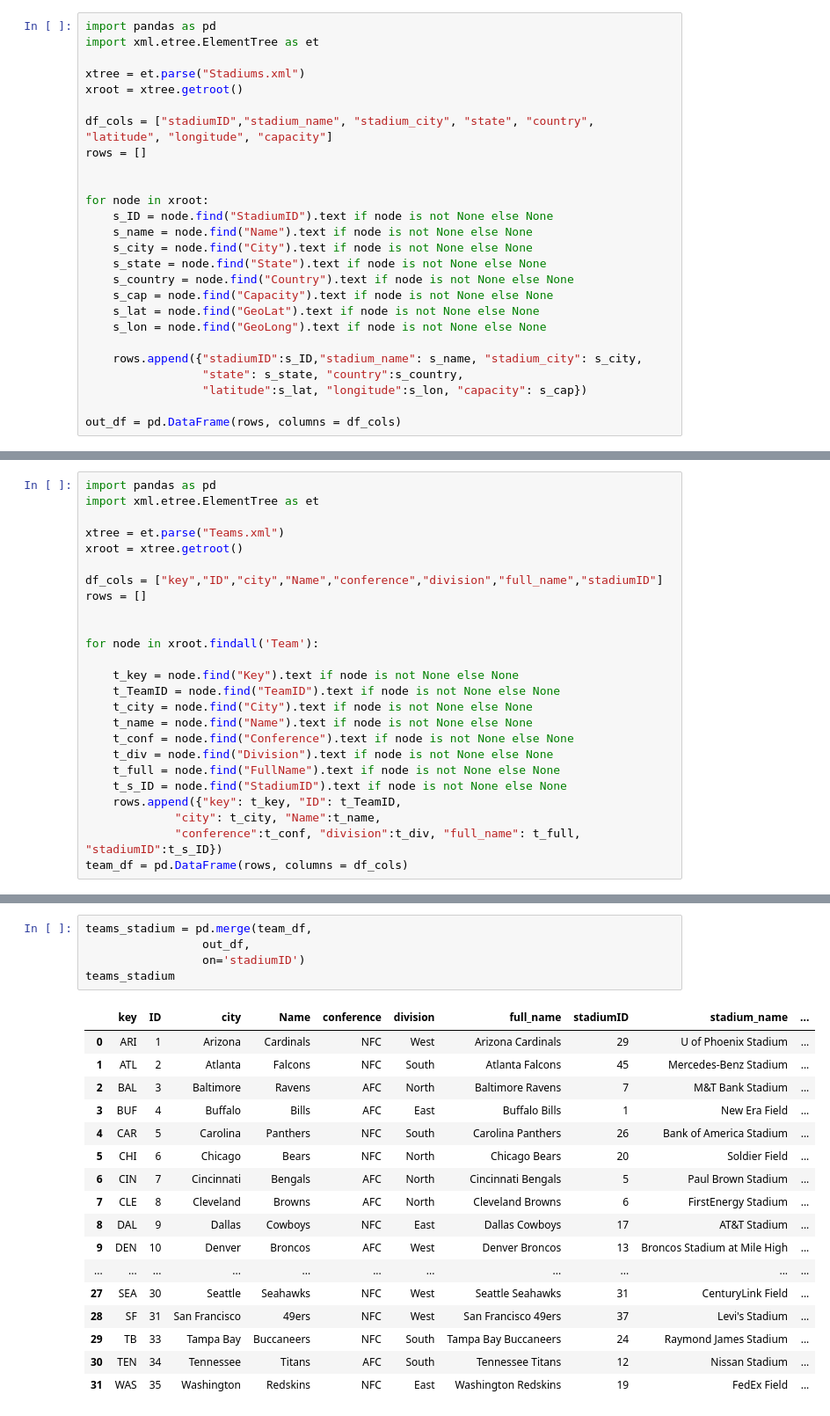
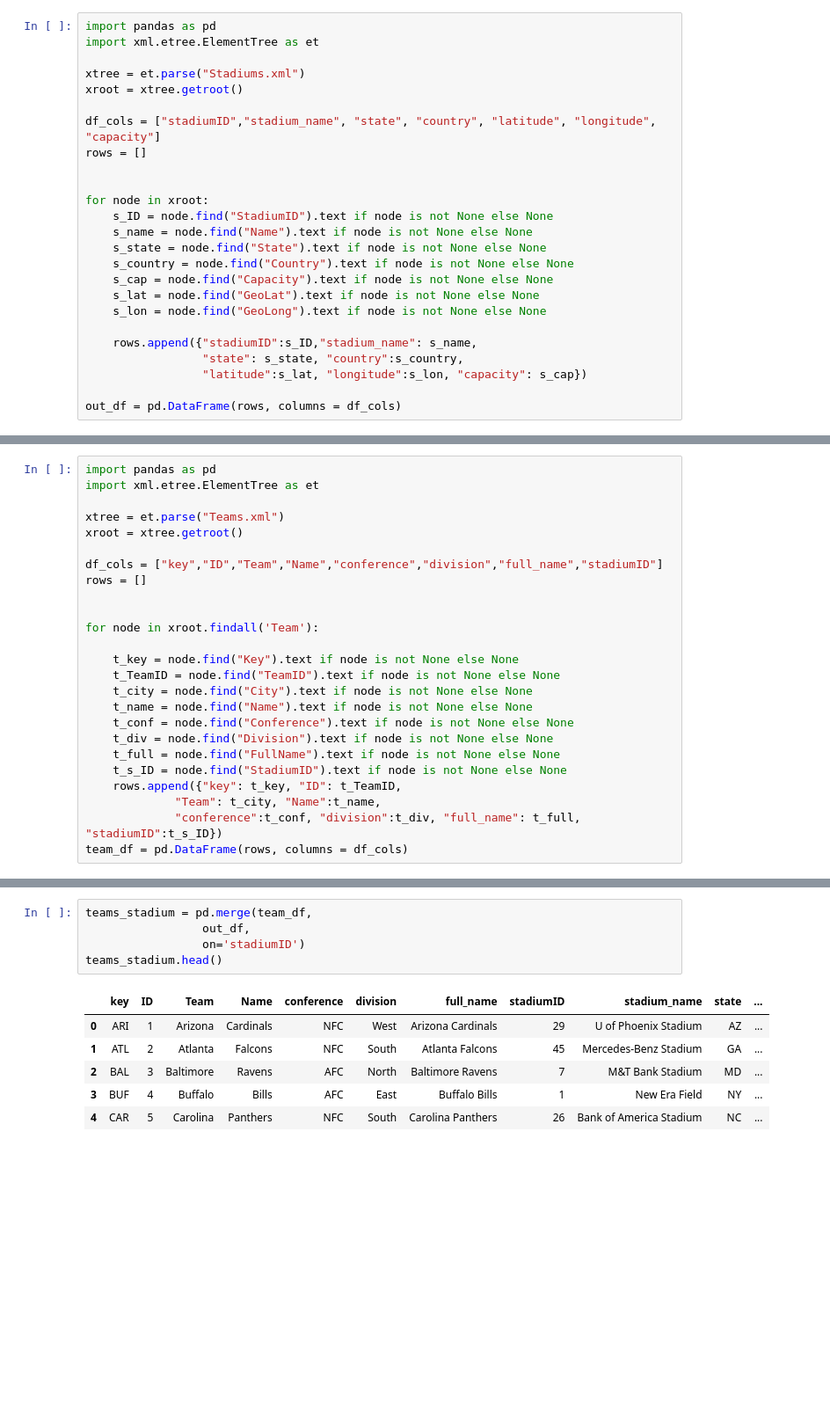
Before and after one commit to coldonline/TextAnalytics, a Jupyter notebook: Project/Teams_Stadiums.ipynb, the cells around one changed output, grey strips where cells are left out. Shown at 88% size. Cells and saved outputs as stored; diff of their text form; blank space fills up the shorter version.

```diff
--- a/Project/Teams_Stadiums.ipynb
+++ b/Project/Teams_Stadiums.ipynb
@@ -5,21 +5,20 @@ import xml.etree.ElementTree as et
 xtree = et.parse("Stadiums.xml")
 xroot = xtree.getroot()
 
-df_cols = ["stadiumID","stadium_name", "stadium_city", "state", "country", "latitude", "longitude", "capacity"]
+df_cols = ["stadiumID","stadium_name", "state", "country", "latitude", "longitude", "capacity"]
 rows = []
 
 
 for node in xroot:
     s_ID = node.find("StadiumID").text if node is not None else None
     s_name = node.find("Name").text if node is not None else None
-    s_city = node.find("City").text if node is not None else None
     s_state = node.find("State").text if node is not None else None
     s_country = node.find("Country").text if node is not None else None
     s_cap = node.find("Capacity").text if node is not None else None
     s_lat = node.find("GeoLat").text if node is not None else None
     s_lon = node.find("GeoLong").text if node is not None else None
 
-    rows.append({"stadiumID":s_ID,"stadium_name": s_name, "stadium_city": s_city,
+    rows.append({"stadiumID":s_ID,"stadium_name": s_name,
                  "state": s_state, "country":s_country,
                  "latitude":s_lat, "longitude":s_lon, "capacity": s_cap})
 
@@ -51,7 +39,7 @@ import xml.etree.ElementTree as et
 xtree = et.parse("Teams.xml")
 xroot = xtree.getroot()
 
-df_cols = ["key","ID","city","Name","conference","division","full_name","stadiumID"]
+df_cols = ["key","ID","Team","Name","conference","division","full_name","stadiumID"]
 rows = []
 
 
@@ -66,7 +54,7 @@ for node in xroot.findall('Team'):
     t_full = node.find("FullName").text if node is not None else None
     t_s_ID = node.find("StadiumID").text if node is not None else None
     rows.append({"key": t_key, "ID": t_TeamID,
-             "city": t_city, "Name":t_name,
+             "Team": t_city, "Name":t_name,
              "conference":t_conf, "division":t_div, "full_name": t_full, "stadiumID":t_s_ID})
 team_df = pd.DataFrame(rows, columns = df_cols)
 # %%
@@ -92,26 +69,15 @@ team_df
 # %%
 teams_stadium = pd.merge(team_df,
                  out_df,
                  on='stadiumID')
-teams_stadium
+teams_stadium.head()
 # %% [output]
-|  | key | ID | city | Name | conference | division | full_name | stadiumID | stadium_name | ... |
-| 0 | ARI | 1 | Arizona | Cardinals | NFC | West | Arizona Cardinals | 29 | U of Phoenix Stadium | ... |
-| 1 | ATL | 2 | Atlanta | Falcons | NFC | South | Atlanta Falcons | 45 | Mercedes-Benz Stadium | ... |
-| 2 | BAL | 3 | Baltimore | Ravens | AFC | North | Baltimore Ravens | 7 | M&T Bank Stadium | ... |
-| 3 | BUF | 4 | Buffalo | Bills | AFC | East | Buffalo Bills | 1 | New Era Field | ... |
-| 4 | CAR | 5 | Carolina | Panthers | NFC | South | Carolina Panthers | 26 | Bank of America Stadium | ... |
-| 5 | CHI | 6 | Chicago | Bears | NFC | North | Chicago Bears | 20 | Soldier Field | ... |
-| 6 | CIN | 7 | Cincinnati | Bengals | AFC | North | Cincinnati Bengals | 5 | Paul Brown Stadium | ... |
-| 7 | CLE | 8 | Cleveland | Browns | AFC | North | Cleveland Browns | 6 | FirstEnergy Stadium | ... |
-| 8 | DAL | 9 | Dallas | Cowboys | NFC | East | Dallas Cowboys | 17 | AT&T Stadium | ... |
-| 9 | DEN | 10 | Denver | Broncos | AFC | West | Denver Broncos | 13 | Broncos Stadium at Mile High | ... |
-| ... | ... | ... | ... | ... | ... | ... | ... | ... | ... | ... |
-| 27 | SEA | 30 | Seattle | Seahawks | NFC | West | Seattle Seahawks | 31 | CenturyLink Field | ... |
-| 28 | SF | 31 | San Francisco | 49ers | NFC | West | San Francisco 49ers | 37 | Levi's Stadium | ... |
-| 29 | TB | 33 | Tampa Bay | Buccaneers | NFC | South | Tampa Bay Buccaneers | 24 | Raymond James Stadium | ... |
-| 30 | TEN | 34 | Tennessee | Titans | AFC | South | Tennessee Titans | 12 | Nissan Stadium | ... |
-| 31 | WAS | 35 | Washington | Redskins | NFC | East | Washington Redskins | 19 | FedEx Field | ... |
+|  | key | ID | Team | Name | conference | division | full_name | stadiumID | stadium_name | state | ... |
+| 0 | ARI | 1 | Arizona | Cardinals | NFC | West | Arizona Cardinals | 29 | U of Phoenix Stadium | AZ | ... |
+| 1 | ATL | 2 | Atlanta | Falcons | NFC | South | Atlanta Falcons | 45 | Mercedes-Benz Stadium | GA | ... |
+| 2 | BAL | 3 | Baltimore | Ravens | AFC | North | Baltimore Ravens | 7 | M&T Bank Stadium | MD | ... |
+| 3 | BUF | 4 | Buffalo | Bills | AFC | East | Buffalo Bills | 1 | New Era Field | NY | ... |
+| 4 | CAR | 5 | Carolina | Panthers | NFC | South | Carolina Panthers | 26 | Bank of America Stadium | NC | ... |
 # %%
 attendance = pd.read_csv("Attendance.csv")
 attendance.head()
```
Also changed, not shown: parts of 13 cells of this notebook, 4 other files.
